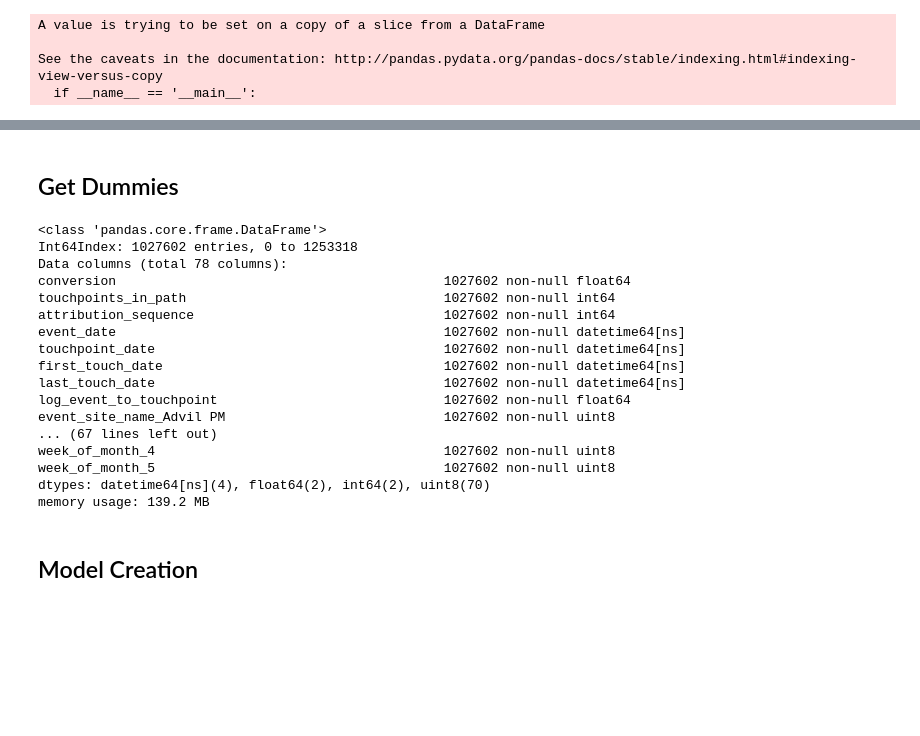
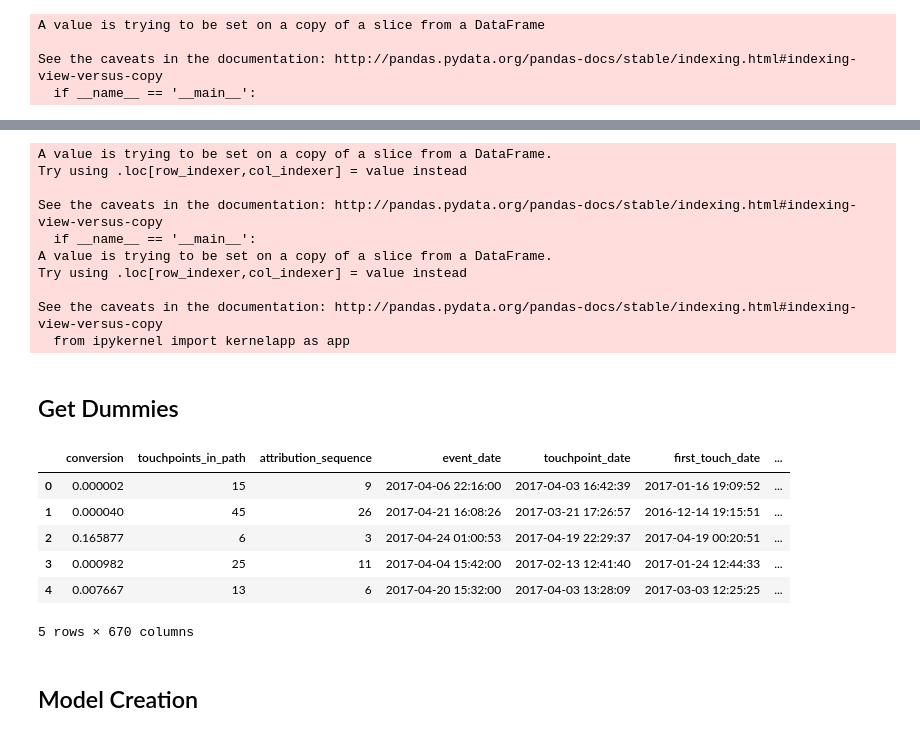
Before and after one commit to CodingZed/mta, a Jupyter notebook: report.ipynb, the cells around one changed output, grey strips where cells are left out. Drawn from its saved outputs; the diff is of its cells as text; code cells hidden in the pictures; blank space fills up the shorter version.

```diff
--- a/report.ipynb
+++ b/report.ipynb
@@ -269,0 +265,3 @@ See the caveats in the documentation: http://pandas.pydata.org/pandas-docs/stabl
+# %%
+#split data into train dataset and test dataset 80/20
+df_train,df_test,target_train,target_test = train_test_split(df_model,target,test_size=0.2,random_state=1)
@@ -290,25 +320,31 @@ memory usage: 133.3+ MB
+# %%
+df_train['train_test']='train'
+df_test['train_test']='test'
+# %% [output]
+A value is trying to be set on a copy of a slice from a DataFrame.
+Try using .loc[row_indexer,col_indexer] = value instead
+
+See the caveats in the documentation: http://pandas.pydata.org/pandas-docs/stable/indexing.html#indexing-view-versus-copy
+  if __name__ == '__main__':
+A value is trying to be set on a copy of a slice from a DataFrame.
+Try using .loc[row_indexer,col_indexer] = value instead
+
+See the caveats in the documentation: http://pandas.pydata.org/pandas-docs/stable/indexing.html#indexing-view-versus-copy
+  from ipykernel import kernelapp as app
+# %%
+df_combine=pd.concat([df_train,df_test],ignore_index=True)
 # %% [markdown]
 ## Get Dummies
 # %%
-df_dummies=pd.get_dummies(df_model,columns=['event_site_name','event_type','touchpoint_type','source_1','path_position','day_of_week','month','week_of_month'],
+df_combine_dummies=pd.get_dummies(df_combine,columns=['event_site_name','event_type','touchpoint_type','source_1','source_2','path_position','day_of_week','month','week_of_month'],
                           drop_first=True)
-# %%
-df_dummies.info()
-# %% [output]
-<class 'pandas.core.frame.DataFrame'>
-Int64Index: 1027602 entries, 0 to 1253318
-Data columns (total 78 columns):
-conversion                                          1027602 non-null float64
-touchpoints_in_path                                 1027602 non-null int64
-attribution_sequence                                1027602 non-null int64
-event_date                                          1027602 non-null datetime64[ns]
-touchpoint_date                                     1027602 non-null datetime64[ns]
-first_touch_date                                    1027602 non-null datetime64[ns]
-last_touch_date                                     1027602 non-null datetime64[ns]
-log_event_to_touchpoint                             1027602 non-null float64
-event_site_name_Advil PM                            1027602 non-null uint8
-... (67 lines left out)
-week_of_month_4                                     1027602 non-null uint8
-week_of_month_5                                     1027602 non-null uint8
-dtypes: datetime64[ns](4), float64(2), int64(2), uint8(70)
-memory usage: 139.2 MB
+# %%
+df_combine_dummies.head()
+# %% [output]
+|  | conversion | touchpoints_in_path | attribution_sequence | event_date | touchpoint_date | first_touch_date | ... |
+| 0 | 0.000002 | 15 | 9 | 2017-04-06 22:16:00 | 2017-04-03 16:42:39 | 2017-01-16 19:09:52 | ... |
+| 1 | 0.000040 | 45 | 26 | 2017-04-21 16:08:26 | 2017-03-21 17:26:57 | 2016-12-14 19:15:51 | ... |
+| 2 | 0.165877 | 6 | 3 | 2017-04-24 01:00:53 | 2017-04-19 22:29:37 | 2017-04-19 00:20:51 | ... |
+| 3 | 0.000982 | 25 | 11 | 2017-04-04 15:42:00 | 2017-02-13 12:41:40 | 2017-01-24 12:44:33 | ... |
+| 4 | 0.007667 | 13 | 6 | 2017-04-20 15:32:00 | 2017-04-03 13:28:09 | 2017-03-03 12:25:25 | ... |
+5 rows × 670 columns
```
Also changed, not shown: parts of 72 cells of this notebook, 1 other file.
